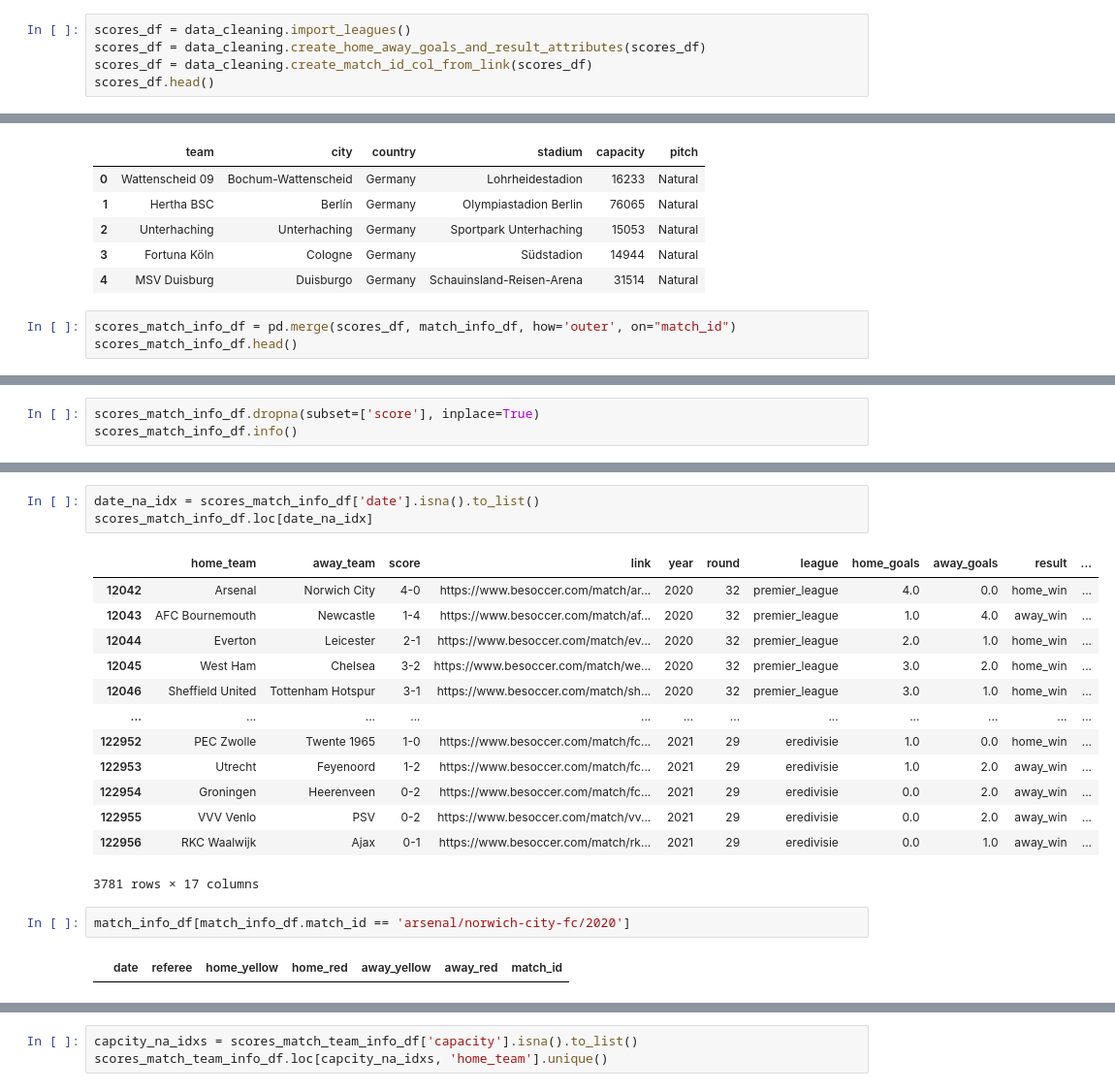
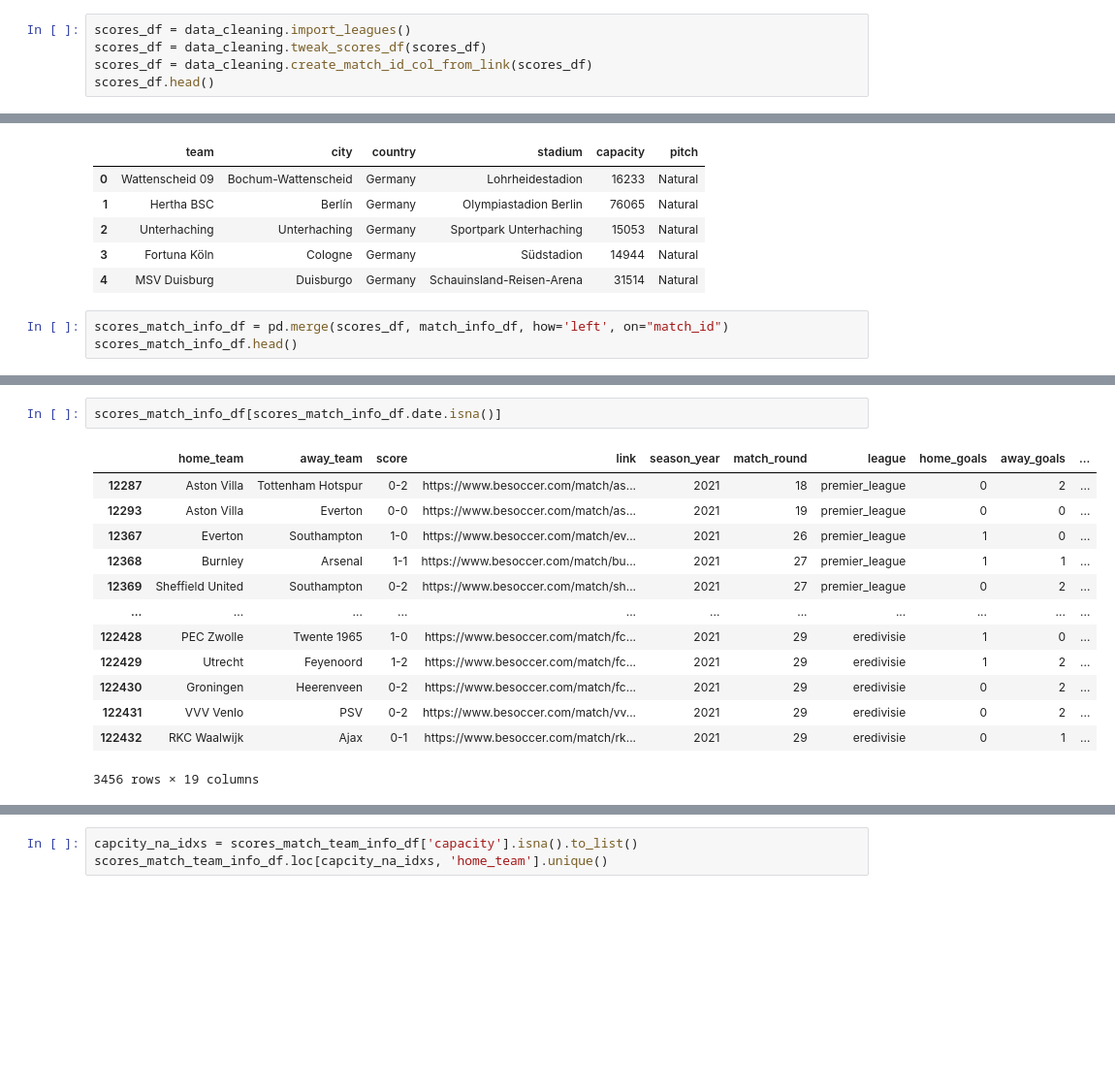
Before and after one commit to dan-bouchard/Football-Match-Outcome-Prediction, a Jupyter notebook: feature_engineering.ipynb, the cells around one changed output, grey strips where cells are left out. Shown at 97% size. Saved outputs shown, nothing was run; the diff lists cells and outputs as text; blank space fills up the shorter version.

```diff
--- a/feature_engineering.ipynb
+++ b/feature_engineering.ipynb
@@ -52,7 +44,7 @@ elo_df.head()
 ## Download the other data and join into one dataframe
 # %%
 scores_df = data_cleaning.import_leagues()
-scores_df = data_cleaning.create_home_away_goals_and_result_attributes(scores_df)
+scores_df = data_cleaning.tweak_scores_df(scores_df)
 scores_df = data_cleaning.create_match_id_col_from_link(scores_df)
 scores_df.head()
 # %% [output]
@@ -122,6 +135,6 @@ team_info_df.head()
 | 3 | Fortuna Köln | Cologne | Germany | Südstadion | 14944 | Natural |
 | 4 | MSV Duisburg | Duisburgo | Germany | Schauinsland-Reisen-Arena | 31514 | Natural |
 # %%
-scores_match_info_df = pd.merge(scores_df, match_info_df, how='outer', on="match_id")
+scores_match_info_df = pd.merge(scores_df, match_info_df, how='left', on="match_id")
 scores_match_info_df.head()
 # %% [output]
@@ -134,3 +146,0 @@ scores_match_info_df.head()
-# %%
-scores_match_info_df.dropna(subset=['score'], inplace=True)
-scores_match_info_df.info()
@@ -155,24 +167,19 @@ memory usage: 17.8+ MB
 # %%
-date_na_idx = scores_match_info_df['date'].isna().to_list()
-scores_match_info_df.loc[date_na_idx]
+scores_match_info_df[scores_match_info_df.date.isna()]
 # %% [output]
-|  | home_team | away_team | score | link | year | round | league | home_goals | away_goals | result | ... |
-| 12042 | Arsenal | Norwich City | 4-0 | https://www.besoccer.com/match/ar... | 2020 | 32 | premier_league | 4.0 | 0.0 | home_win | ... |
-| 12043 | AFC Bournemouth | Newcastle | 1-4 | https://www.besoccer.com/match/af... | 2020 | 32 | premier_league | 1.0 | 4.0 | away_win | ... |
-| 12044 | Everton | Leicester | 2-1 | https://www.besoccer.com/match/ev... | 2020 | 32 | premier_league | 2.0 | 1.0 | home_win | ... |
-| 12045 | West Ham | Chelsea | 3-2 | https://www.besoccer.com/match/we... | 2020 | 32 | premier_league | 3.0 | 2.0 | home_win | ... |
-| 12046 | Sheffield United | Tottenham Hotspur | 3-1 | https://www.besoccer.com/match/sh... | 2020 | 32 | premier_league | 3.0 | 1.0 | home_win | ... |
-| ... | ... | ... | ... | ... | ... | ... | ... | ... | ... | ... | ... |
-| 122952 | PEC Zwolle | Twente 1965 | 1-0 | https://www.besoccer.com/match/fc... | 2021 | 29 | eredivisie | 1.0 | 0.0 | home_win | ... |
-| 122953 | Utrecht | Feyenoord | 1-2 | https://www.besoccer.com/match/fc... | 2021 | 29 | eredivisie | 1.0 | 2.0 | away_win | ... |
-| 122954 | Groningen | Heerenveen | 0-2 | https://www.besoccer.com/match/fc... | 2021 | 29 | eredivisie | 0.0 | 2.0 | away_win | ... |
-| 122955 | VVV Venlo | PSV | 0-2 | https://www.besoccer.com/match/vv... | 2021 | 29 | eredivisie | 0.0 | 2.0 | away_win | ... |
-| 122956 | RKC Waalwijk | Ajax | 0-1 | https://www.besoccer.com/match/rk... | 2021 | 29 | eredivisie | 0.0 | 1.0 | away_win | ... |
+|  | home_team | away_team | score | link | season_year | match_round | league | home_goals | away_goals | ... |
+| 12287 | Aston Villa | Tottenham Hotspur | 0-2 | https://www.besoccer.com/match/as... | 2021 | 18 | premier_league | 0 | 2 | ... |
+| 12293 | Aston Villa | Everton | 0-0 | https://www.besoccer.com/match/as... | 2021 | 19 | premier_league | 0 | 0 | ... |
+| 12367 | Everton | Southampton | 1-0 | https://www.besoccer.com/match/ev... | 2021 | 26 | premier_league | 1 | 0 | ... |
+| 12368 | Burnley | Arsenal | 1-1 | https://www.besoccer.com/match/bu... | 2021 | 27 | premier_league | 1 | 1 | ... |
+| 12369 | Sheffield United | Southampton | 0-2 | https://www.besoccer.com/match/sh... | 2021 | 27 | premier_league | 0 | 2 | ... |
+| ... | ... | ... | ... | ... | ... | ... | ... | ... | ... | ... |
+| 122428 | PEC Zwolle | Twente 1965 | 1-0 | https://www.besoccer.com/match/fc... | 2021 | 29 | eredivisie | 1 | 0 | ... |
+| 122429 | Utrecht | Feyenoord | 1-2 | https://www.besoccer.com/match/fc... | 2021 | 29 | eredivisie | 1 | 2 | ... |
+| 122430 | Groningen | Heerenveen | 0-2 | https://www.besoccer.com/match/fc... | 2021 | 29 | eredivisie | 0 | 2 | ... |
+| 122431 | VVV Venlo | PSV | 0-2 | https://www.besoccer.com/match/vv... | 2021 | 29 | eredivisie | 0 | 2 | ... |
+| 122432 | RKC Waalwijk | Ajax | 0-1 | https://www.besoccer.com/match/rk... | 2021 | 29 | eredivisie | 0 | 1 | ... |
-3781 rows × 17 columns
+3456 rows × 19 columns
-# %%
-match_info_df[match_info_df.match_id == 'arsenal/norwich-city-fc/2020']
-# %% [output]
-|  | date | referee | home_yellow | home_red | away_yellow | away_red | match_id |
 # %%
 team_info_reduced_df = team_info_df.copy()
 team_info_reduced_df = team_info_reduced_df[['team', 'capacity']]
```
Also changed, not shown: parts of 30 cells of this notebook, 11 other files.
